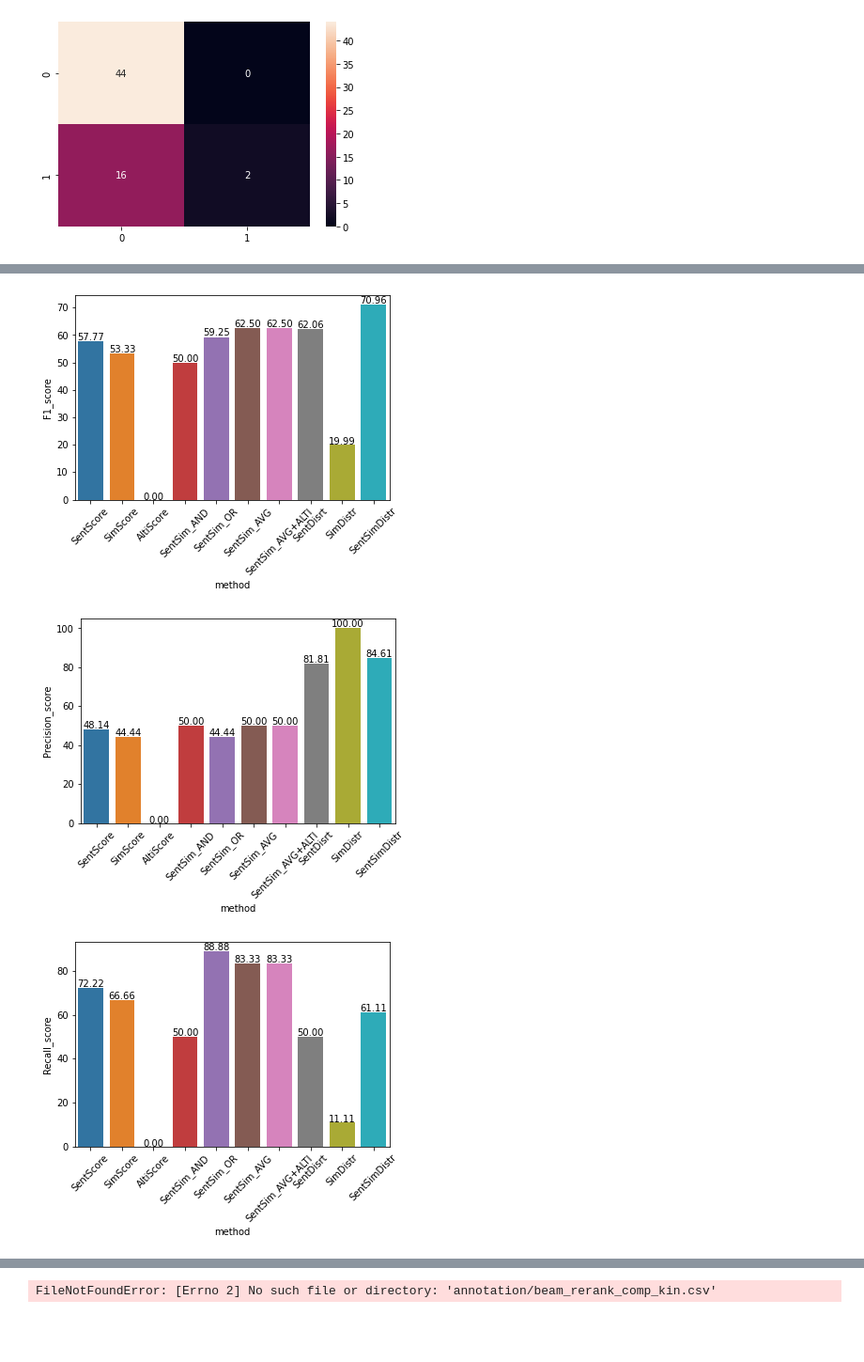
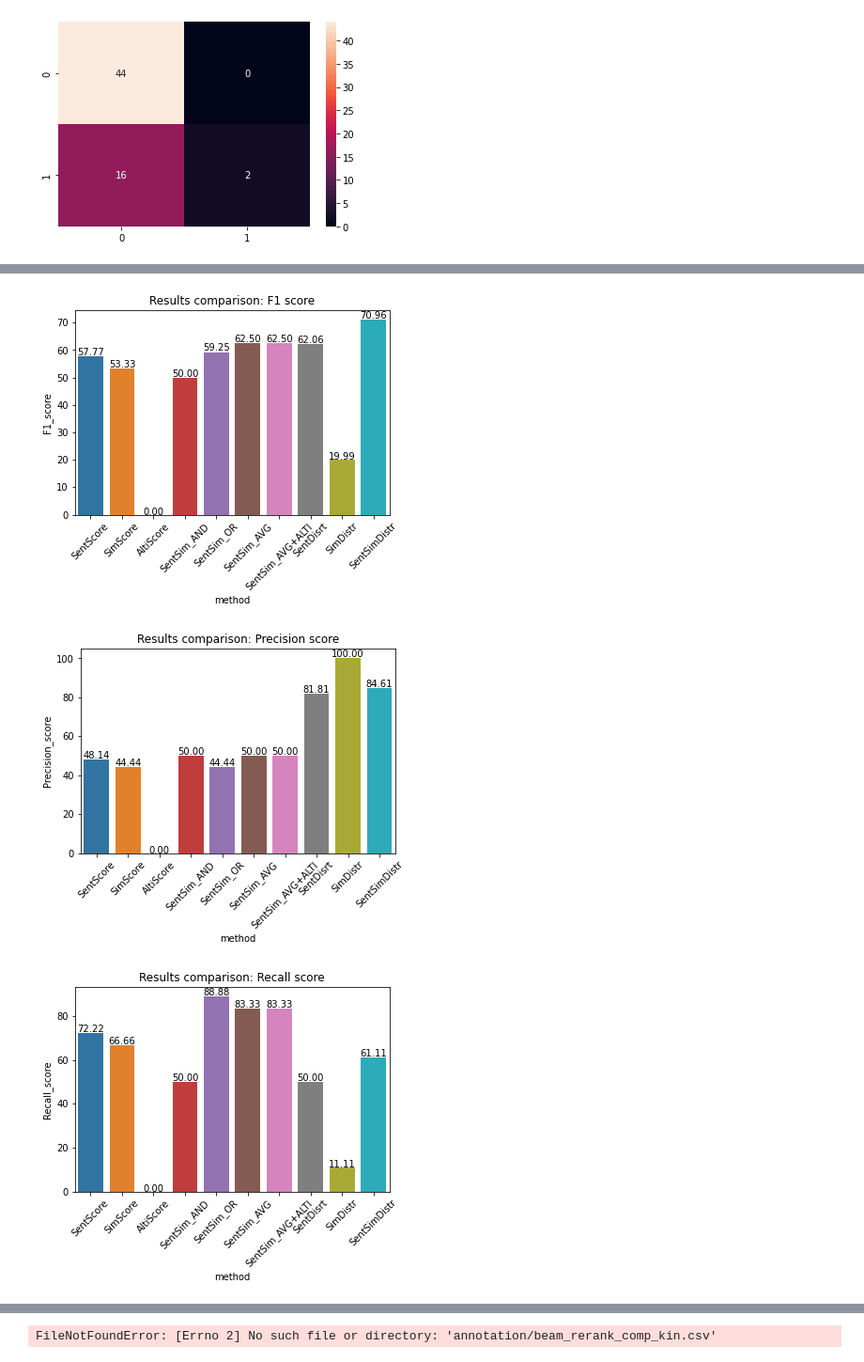
Before and after one commit to andreniyongabo/hallucination_detection_and_mitigation, a Jupyter notebook: detection_and_mitigation_evaluation.ipynb, the cells around one changed output, grey strips where cells are left out. Shown: that part at 94% size. Cells and saved outputs as stored; diff of their text form; code cells hidden in the pictures; blank space fills up the shorter version.

```diff
--- a/detection_and_mitigation_evaluation.ipynb
+++ b/detection_and_mitigation_evaluation.ipynb
@@ -767,34 +701,36 @@ ax_f1 = sns.barplot(x = 'method',
             data = df_plot,
             estimator = np.median,
             ci = 0)
 show_values(ax_f1)
 locs, labels = plt.xticks()
 plt.setp(labels, rotation=45)
-# change_width(ax_f1, .50)
+plt.title("Results comparison: F1 score")
 plt.show()
 
 ax_precision = sns.barplot(x = 'method',
             y = 'Precision_score',
 #             hue = 'method',
             data = df_plot,
             estimator = np.median,
             ci = 0)
 show_values(ax_precision)
 locs, labels = plt.xticks()
 plt.setp(labels, rotation=45)
+plt.title("Results comparison: Precision score")
 plt.show()
 
 ax_recall = sns.barplot(x = 'method',
             y = 'Recall_score',
 #             hue = 'method',
             data = df_plot,
             estimator = np.median,
             ci = 0)
 show_values(ax_recall)
 locs, labels = plt.xticks()
 plt.setp(labels, rotation=45)
+plt.title("Results comparison: Recall score")
 plt.show()
 # %% [output]
-[figure, old version]
+[figure, new version]
-[figure, old version]
+[figure, new version]
-[figure, old version]
+[figure, new version]
```
Also changed, not shown: parts of 14 cells of this notebook, 16 other files.
